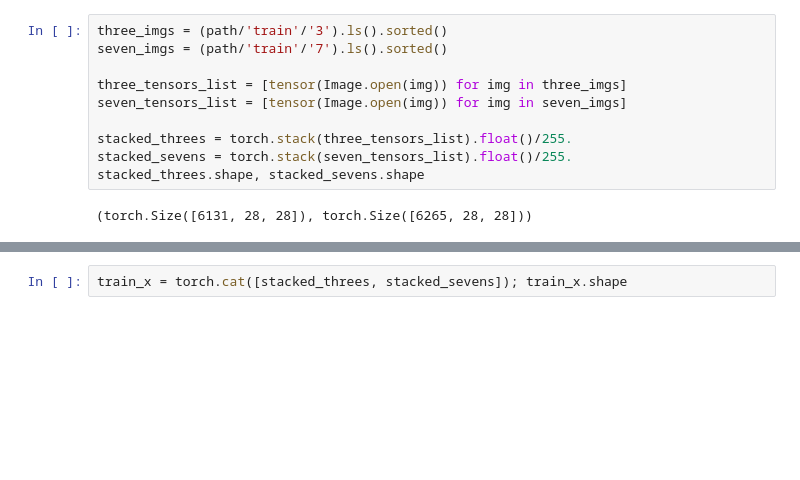
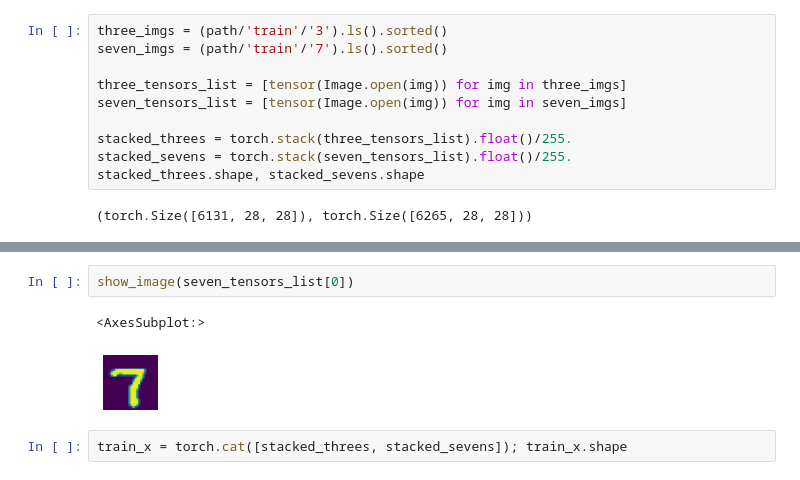
Before and after one commit to rkishore/fastai2020-coursev4, a Jupyter notebook: nbs/04_mnist_basics_with_softmax.ipynb, the cells around one changed output, grey strips where cells are left out. Cells and saved outputs as stored; diff of their text form; blank space fills up the shorter version.

```diff
--- a/nbs/04_mnist_basics_with_softmax.ipynb
+++ b/nbs/04_mnist_basics_with_softmax.ipynb
@@ -34,3 +41,8 @@ stacked_threes.shape, stacked_sevens.shape
+# %%
+show_image(seven_tensors_list[0])
+# %% [output]
+<AxesSubplot:>
+[figure, added]
 # %%
 train_x = torch.cat([stacked_threes, stacked_sevens]); train_x.shape
 # %% [output]
```
Also changed, not shown: parts of 20 cells of this notebook, 2 other files.
